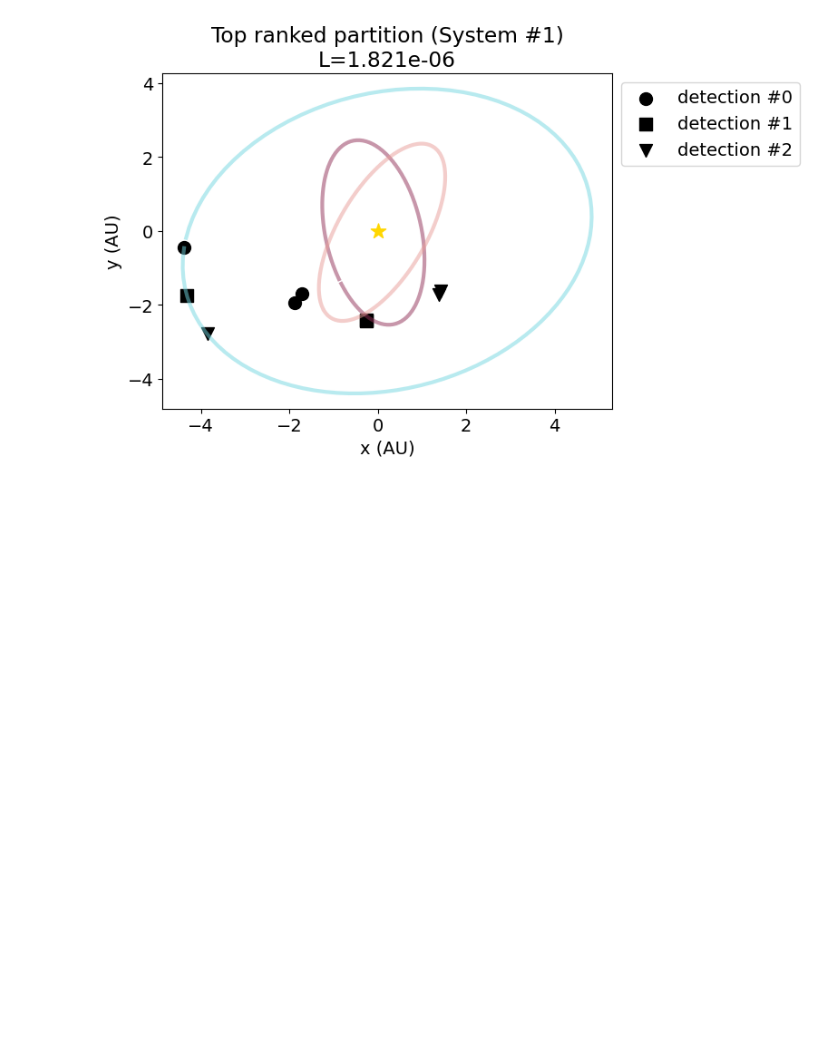
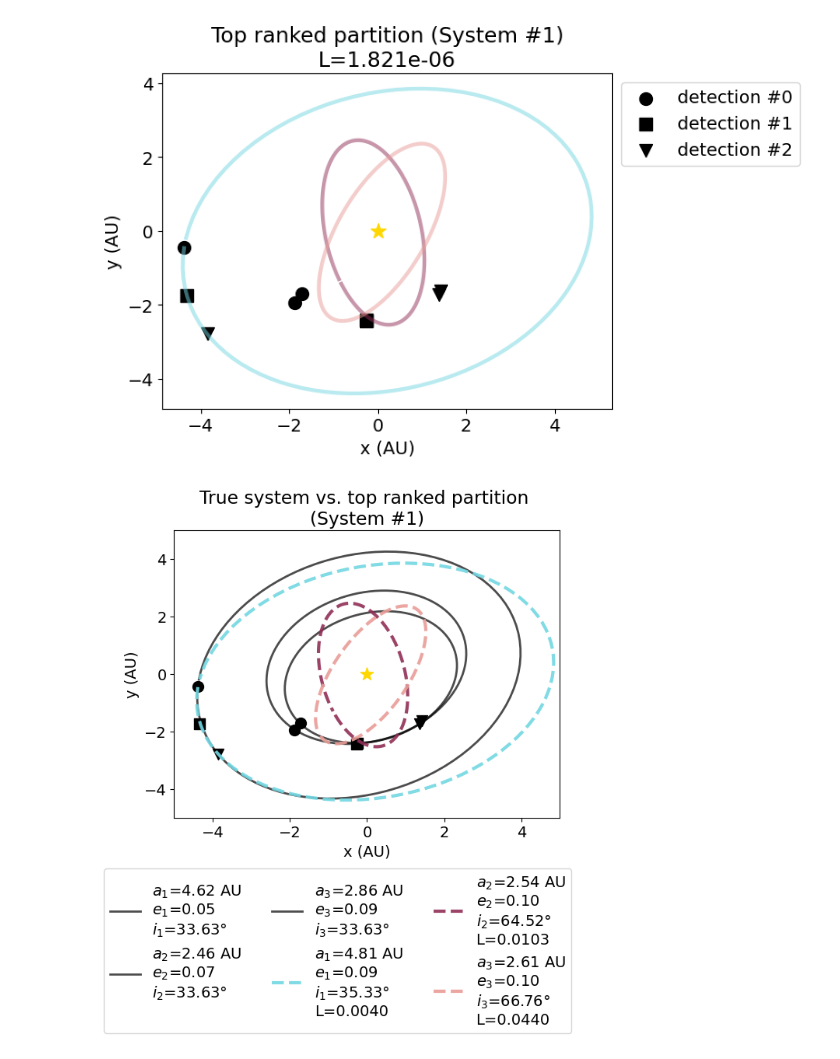
Before and after one commit to MIT-STARLab/deconfuser, a Jupyter notebook: tutorials/plotting_tutorial.ipynb, the cells around one changed output. Cells and saved outputs as stored; diff of their text form; code cells hidden in the pictures; blank space fills up the shorter version.

```diff
--- a/tutorials/plotting_tutorial.ipynb
+++ b/tutorials/plotting_tutorial.ipynb
@@ -133,0 +132,8 @@ lowi_plot.top_partition(df_confused)
+# %%
+# Compare top ranked orbits to true simulated orbits for system
+lowi_plot.compare_top_to_true(df_ranked, save_plot=False,
+                              save_path=fig_path+f'lowi_system{system}_compare_topranked2sim.png',
+                              xlim=xlims[system-1], ylim=ylims[system-1],
+                              plot_title=True, plot_legend=True) # change to false if you don't want title + legend
+# %% [output]
+[figure, added]
```
Also changed, not shown: parts of 1 cell of this notebook.
